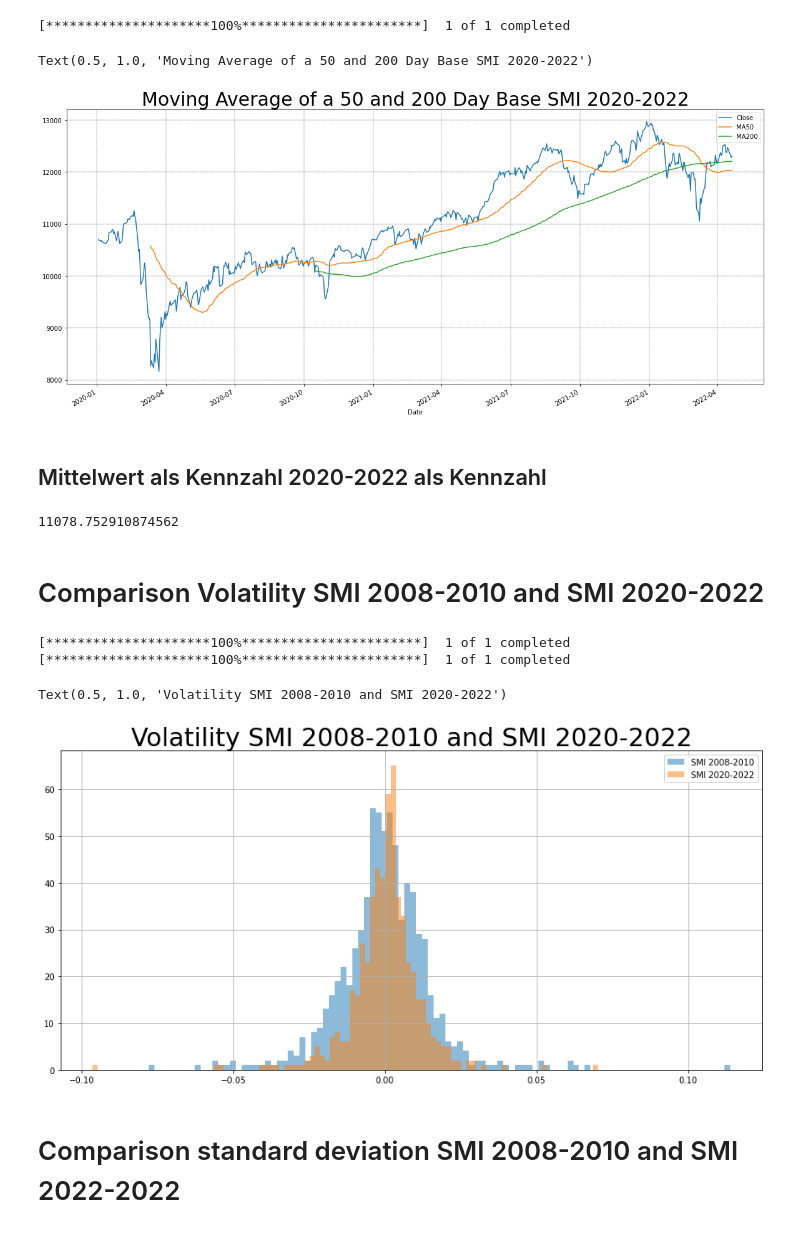
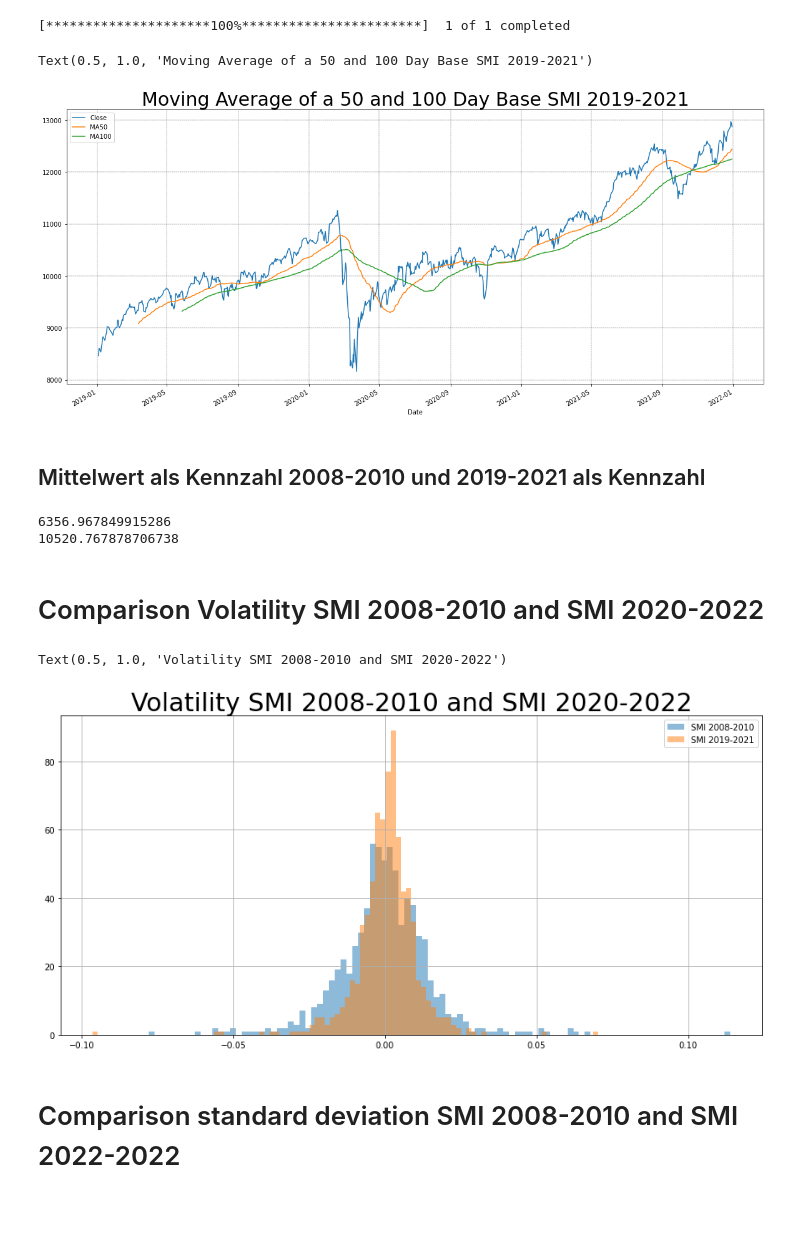
Before and after one commit to Darioschuerch/Project_MRWAM69.F2201_Marzer_Schuerch, a Jupyter notebook: Project/Project_MRWAM69.F2201_Marzer_Schuerch.ipynb, the cells around one changed output. Cells and saved outputs as stored; diff of their text form; code cells hidden in the pictures.

```diff
--- a/Project/Project_MRWAM69.F2201_Marzer_Schuerch.ipynb
+++ b/Project/Project_MRWAM69.F2201_Marzer_Schuerch.ipynb
@@ -80,55 +76,47 @@ print(SMI_08["Close"].mean())
 # %% [markdown]
 ### Get the Data
 # %%
-start = datetime(2020,1,1)
-end = datetime.today()
-SMI_20= yf.download("^SSMI", start, end)
-SMI_20.to_csv("SMI_08.csv",index = False)
+start = datetime(2019,1,1)
+end = datetime(2021,12,31)
+SMI_19= yf.download("^SSMI", start, end)
+
+SMI_19.to_csv("SMI_19.csv",index = False)
 # %% [output]
 [*********************100%***********************]  1 of 1 completed
 # %%
-SMI_20 ["MA50"] = SMI_20["Close"].rolling(50).mean()
-SMI_20 ["MA200"] = SMI_20["Close"].rolling(200).mean()
-SMI_20["Close"].plot(figsize = (20,9))
-SMI_20["MA50"].plot()
-SMI_20["MA200"].plot()
+SMI_19 ["MA50"] = SMI_19["Close"].rolling(50).mean()
+SMI_19 ["MA100"] = SMI_19["Close"].rolling(100).mean()
+SMI_19["Close"].plot(figsize = (20,9))
+SMI_19["MA50"].plot()
+SMI_19["MA100"].plot()
 plt.grid(which="major", color='k', linestyle='-.', linewidth=0.3)
 plt.legend()
-plt.title("Moving Average of a 50 and 200 Day Base SMI 2020-2022", fontsize = 30)
+plt.title("Moving Average of a 50 and 100 Day Base SMI 2019-2021", fontsize = 30)
 # %% [output]
-Text(0.5, 1.0, 'Moving Average of a 50 and 200 Day Base SMI 2020-2022')
+Text(0.5, 1.0, 'Moving Average of a 50 and 100 Day Base SMI 2019-2021')
-[figure, old version]
+[figure, new version]
 # %% [markdown]
-## Mittelwert als Kennzahl 2020-2022 als Kennzahl
+## Mittelwert als Kennzahl 2008-2010 und 2019-2021 als Kennzahl
 # %%
-# gibt den Mittelwert aus
-print(SMI_20["Close"].mean())
+mean_SMI_08 = SMI_08["Close"].mean()
+mean_SMI_19 = SMI_19["Close"].mean()
+print(mean_SMI_08)
+print(mean_SMI_19)
 # %% [output]
-11078.752910874562
+6356.967849915286
+10520.767878706738
 # %% [markdown]
 # Comparison Volatility SMI 2008-2010 and SMI 2020-2022
 # %%
-start = datetime(2008,1,1)
-end = datetime(2010,12,12)
-SMI_08= yf.download("^SSMI", start, end)
-
-start = datetime(2020,1,1)
-end = datetime.today()
-SMI_20= yf.download("^SSMI", start, end)
-
-SMI_20.to_csv("SMI_20.csv",index = False)
-
 SMI_08["returns"] = (SMI_08["Close"]/SMI_08["Close"].shift(1)) -1
-SMI_20["returns"] = (SMI_20["Close"]/SMI_20["Close"].shift(1)) -1
+SMI_19["returns"] = (SMI_19["Close"]/SMI_19["Close"].shift(1)) -1
 SMI_08["returns"].hist(bins = 100, label = "SMI 2008-2010", alpha = 0.5, figsize = (15,7))
-SMI_20["returns"].hist(bins = 100, label = "SMI 2020-2022", alpha = 0.5)
+SMI_19["returns"].hist(bins = 100, label = "SMI 2019-2021", alpha = 0.5)
 plt.legend()
 plt.title("Volatility SMI 2008-2010 and SMI 2020-2022", fontsize = 30)
 # %% [output]
-[*********************100%***********************]  1 of 1 completed
-[*********************100%***********************]  1 of 1 completed
+Text(0.5, 1.0, 'Volatility SMI 2008-2010 and SMI 2020-2022')
-Text(0.5, 1.0, 'Volatility SMI 2008-2010 and SMI 2020-2022')
-[figure, old version]
+[figure, new version]
 # %% [markdown]
 # Comparison standard deviation SMI 2008-2010 and SMI 2022-2022
 # %%
```
Also changed, not shown: parts of 8 cells of this notebook, 5 other files.
